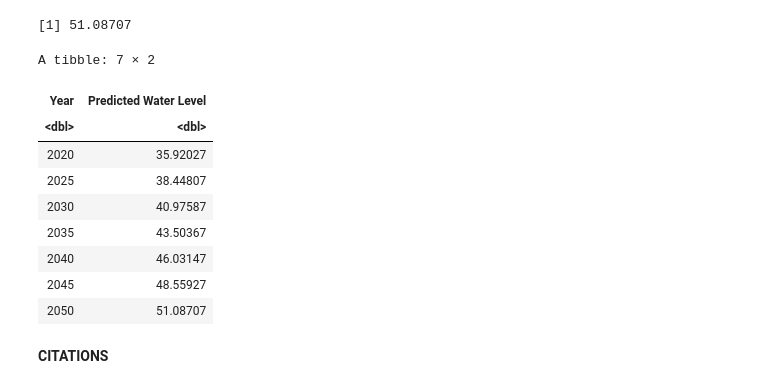
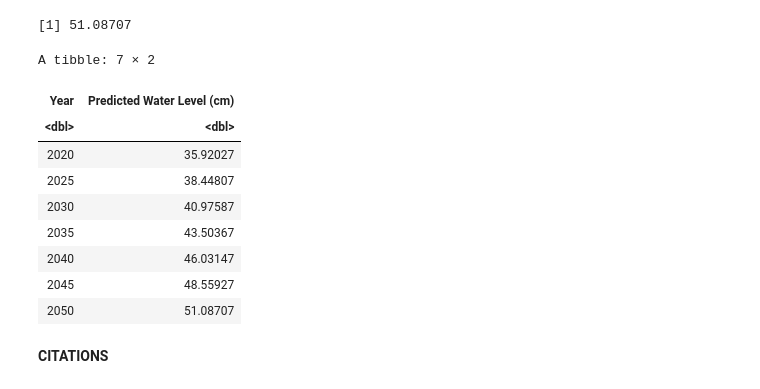
Before and after one commit to Applemyp/dsci100-group36-project, a Jupyter notebook: Group Project Report.ipynb, the cells around one changed output. Cells and saved outputs as stored; diff of their text form; code cells hidden in the pictures.

```diff
--- a/Group Project Report.ipynb
+++ b/Group Project Report.ipynb
@@ -259,13 +259,13 @@ pred_7
 # %%
 #Adding all the data to a table to easeir visualize
 
 Predicted_water_levels_until_2050<- tibble(Year=c(2020, 2025, 2030, 2035, 2040, 2045, 2050),
-                        'Predicted Water Level'=c(35.92027, 38.44807, 40.97587, 43.50367, 46.03147, 48.55927, 51.08707))
+                        'Predicted Water Level (cm)'=c(35.92027, 38.44807, 40.97587, 43.50367, 46.03147, 48.55927, 51.08707))
 Predicted_water_levels_until_2050
 options(repr.matrix.max.rows = 8)
 # %% [output]
 A tibble: 7 × 2
-| Year | Predicted Water Level |
+| Year | Predicted Water Level (cm) |
 | <dbl> | <dbl> |
 | 2020 | 35.92027 |
 | 2025 | 38.44807 |
```
